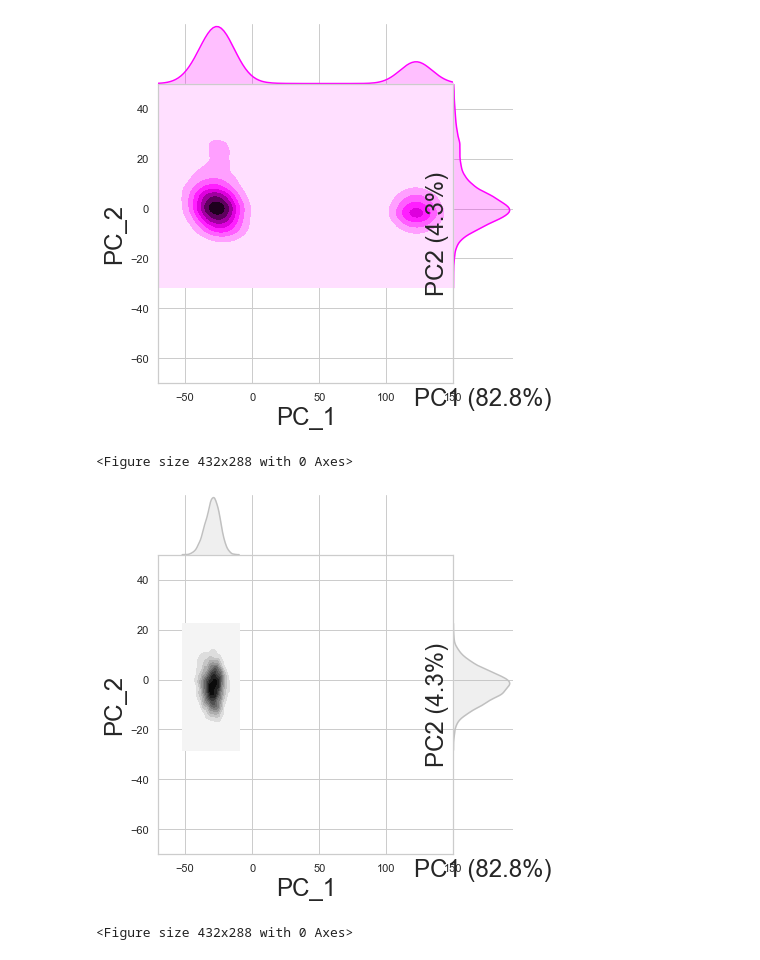
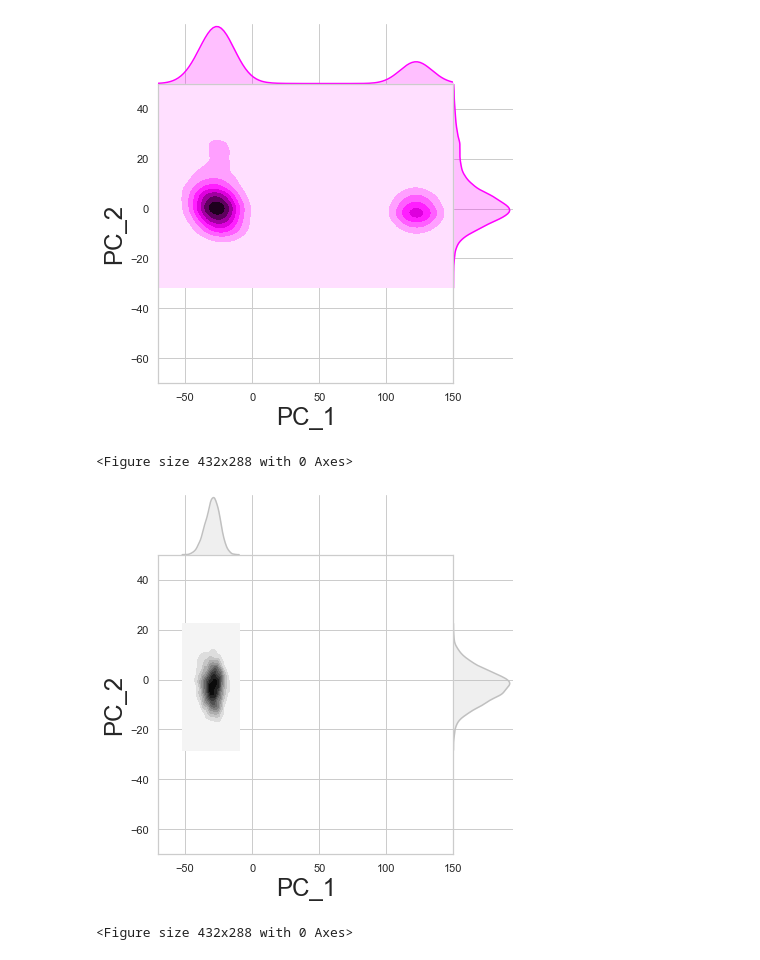
Before and after one commit to gmf12/pcaanalysismrpo, a Jupyter notebook: PCA-mpro-gmf.ipynb, the cells around one changed output. Cells and saved outputs as stored; diff of their text form; code cells hidden in the pictures.

```diff
--- a/PCA-mpro-gmf.ipynb
+++ b/PCA-mpro-gmf.ipynb
@@ -63,31 +59,29 @@ fig1.savefig('N3-mono.pdf', dpi=600)
 # %%
 PCA_full=pd.read_csv("C:\\Users\\Avell\\OneDrive\\COVID-19\\Paper\\Final\\PCA-new\\PCA-geral\\dimer_merged_PCA_proj.csv")
 N3=PCA_full.loc[1:12416:1]
 Apo=PCA_full.loc[12417:24832:1]
 N1=PCA_full.loc[24833:35946:1]
 N3d=PCA_full.loc[35947:43872:1]
 Apod=PCA_full.loc[43873:52289:1]
 N1d=PCA_full.loc[52290:60405:1]
 
 #Noligand-6lu7
 plot = sns.jointplot(x="PC_1", y="PC_2", data= N1, color = "magenta", space=0, kind="kde")
 
 
 plot.ax_marg_x.set_xlim(-70, 150)
 plot.ax_marg_y.set_ylim(-70, 50)
 
 
 fig1 = plt.gcf()
 fig1 = plt.gcf()
 plt.rcParams['axes.labelsize'] = 24
 plt.rcParams['axes.titlesize'] = 24
-plt.xlabel("PC1 (82.8%)")
-plt.ylabel("PC2 (4.3%)")
 plt.show()
 plt.draw()
 fig1.savefig('N1-mono.pdf', dpi=600)
 # %% [output]
-[figure, old version]
+[figure, new version]
 <Figure size 432x288 with 0 Axes>
 # %%
 PCA_full=pd.read_csv("C:\\Users\\Avell\\OneDrive\\COVID-19\\Paper\\Final\\PCA-new\\PCA-geral\\dimer_merged_PCA_proj.csv")
@@ -109,13 +103,11 @@ plot.ax_marg_y.set_ylim(-70, 50)
 fig1 = plt.gcf()
 plt.rcParams['axes.labelsize'] = 24
 plt.rcParams['axes.titlesize'] = 24
-plt.xlabel("PC1 (82.8%)")
-plt.ylabel("PC2 (4.3%)")
 plt.show()
 plt.draw()
 fig1.savefig('Apo-dimer.pdf', dpi=600)
 # %% [output]
-[figure, old version]
+[figure, new version]
 <Figure size 432x288 with 0 Axes>
 # %%
 PCA_full=pd.read_csv("C:\\Users\\Avell\\OneDrive\\COVID-19\\Paper\\Final\\PCA-new\\PCA-geral\\dimer_merged_PCA_proj.csv")
```
Also changed, not shown: parts of 4 cells of this notebook.
